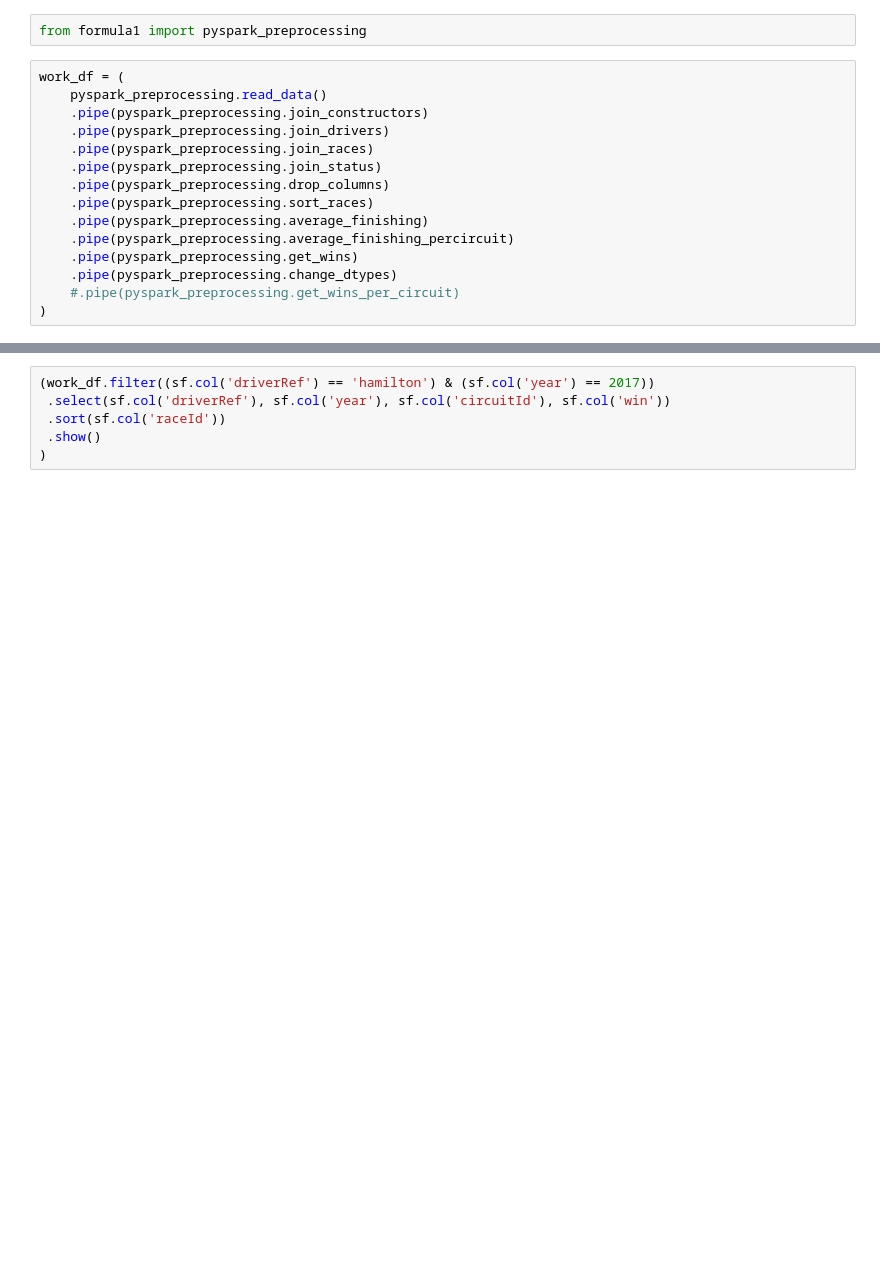
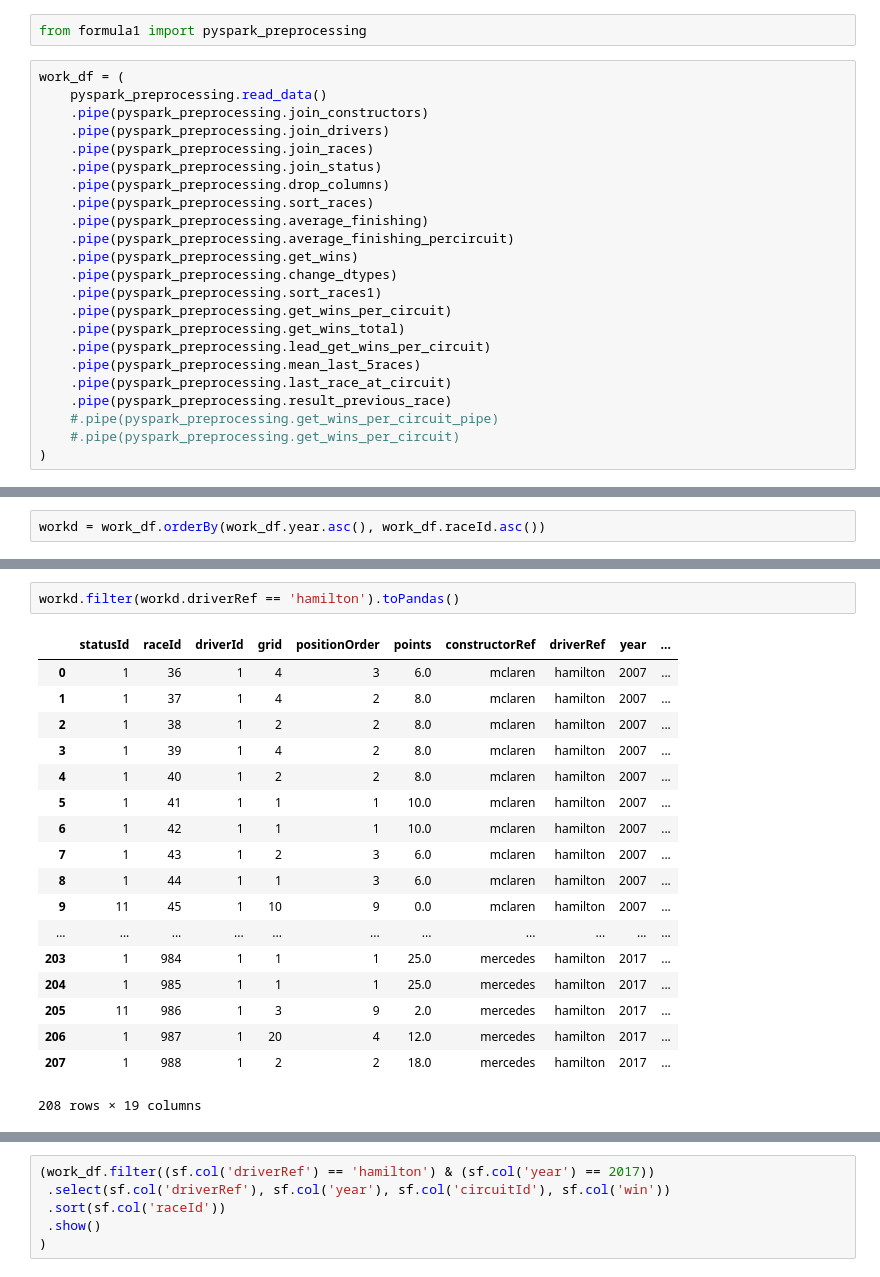
Before and after one commit to NielsHoogeveen1990/F1_predictor, a Jupyter notebook: notebooks/Spark.ipynb, the cells around one changed output, grey strips where cells are left out. Cells and saved outputs as stored; diff of their text form; blank space fills up the shorter version.

```diff
--- a/notebooks/Spark.ipynb
+++ b/notebooks/Spark.ipynb
@@ -43,6 +51,14 @@ work_df = (
     .pipe(pyspark_preprocessing.average_finishing_percircuit)
     .pipe(pyspark_preprocessing.get_wins)
     .pipe(pyspark_preprocessing.change_dtypes)
+    .pipe(pyspark_preprocessing.sort_races1)
+    .pipe(pyspark_preprocessing.get_wins_per_circuit)
+    .pipe(pyspark_preprocessing.get_wins_total)
+    .pipe(pyspark_preprocessing.lead_get_wins_per_circuit)
+    .pipe(pyspark_preprocessing.mean_last_5races)
+    .pipe(pyspark_preprocessing.last_race_at_circuit)
+    .pipe(pyspark_preprocessing.result_previous_race)
+    #.pipe(pyspark_preprocessing.get_wins_per_circuit_pipe)
     #.pipe(pyspark_preprocessing.get_wins_per_circuit)
 )
 # %% [output]
@@ -59,0 +83,2 @@ INFO:formula1.utils:[change_dtypes] rows=23777,  time=0:00:00.135780
+# %%
+workd = work_df.orderBy(work_df.year.asc(), work_df.raceId.asc())
@@ -60 +105,22 @@ INFO:formula1.utils:[change_dtypes] rows=23777,  time=0:00:00.135780
+# %%
+workd.filter(workd.driverRef == 'hamilton').toPandas()
+# %% [output]
+|  | statusId | raceId | driverId | grid | positionOrder | points | constructorRef | driverRef | year | ... |
+| 0 | 1 | 36 | 1 | 4 | 3 | 6.0 | mclaren | hamilton | 2007 | ... |
+| 1 | 1 | 37 | 1 | 4 | 2 | 8.0 | mclaren | hamilton | 2007 | ... |
+| 2 | 1 | 38 | 1 | 2 | 2 | 8.0 | mclaren | hamilton | 2007 | ... |
+| 3 | 1 | 39 | 1 | 4 | 2 | 8.0 | mclaren | hamilton | 2007 | ... |
+| 4 | 1 | 40 | 1 | 2 | 2 | 8.0 | mclaren | hamilton | 2007 | ... |
+| 5 | 1 | 41 | 1 | 1 | 1 | 10.0 | mclaren | hamilton | 2007 | ... |
+| 6 | 1 | 42 | 1 | 1 | 1 | 10.0 | mclaren | hamilton | 2007 | ... |
+| 7 | 1 | 43 | 1 | 2 | 3 | 6.0 | mclaren | hamilton | 2007 | ... |
+| 8 | 1 | 44 | 1 | 1 | 3 | 6.0 | mclaren | hamilton | 2007 | ... |
+| 9 | 11 | 45 | 1 | 10 | 9 | 0.0 | mclaren | hamilton | 2007 | ... |
+| ... | ... | ... | ... | ... | ... | ... | ... | ... | ... | ... |
+| 203 | 1 | 984 | 1 | 1 | 1 | 25.0 | mercedes | hamilton | 2017 | ... |
+| 204 | 1 | 985 | 1 | 1 | 1 | 25.0 | mercedes | hamilton | 2017 | ... |
+| 205 | 11 | 986 | 1 | 3 | 9 | 2.0 | mercedes | hamilton | 2017 | ... |
+| 206 | 1 | 987 | 1 | 20 | 4 | 12.0 | mercedes | hamilton | 2017 | ... |
+| 207 | 1 | 988 | 1 | 2 | 2 | 18.0 | mercedes | hamilton | 2017 | ... |
+208 rows × 19 columns
 # %%
```
Also changed, not shown: parts of 24 cells of this notebook, 22 other files.
